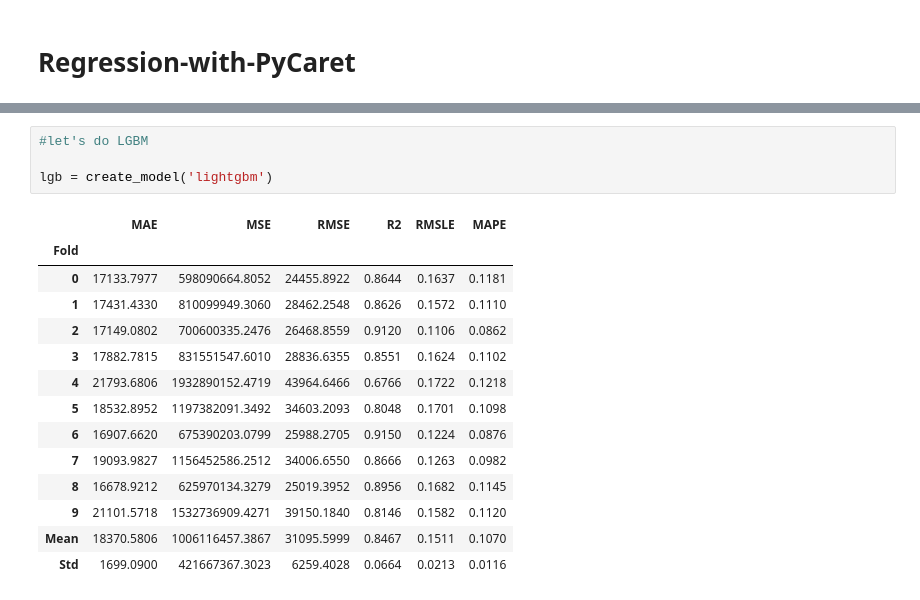
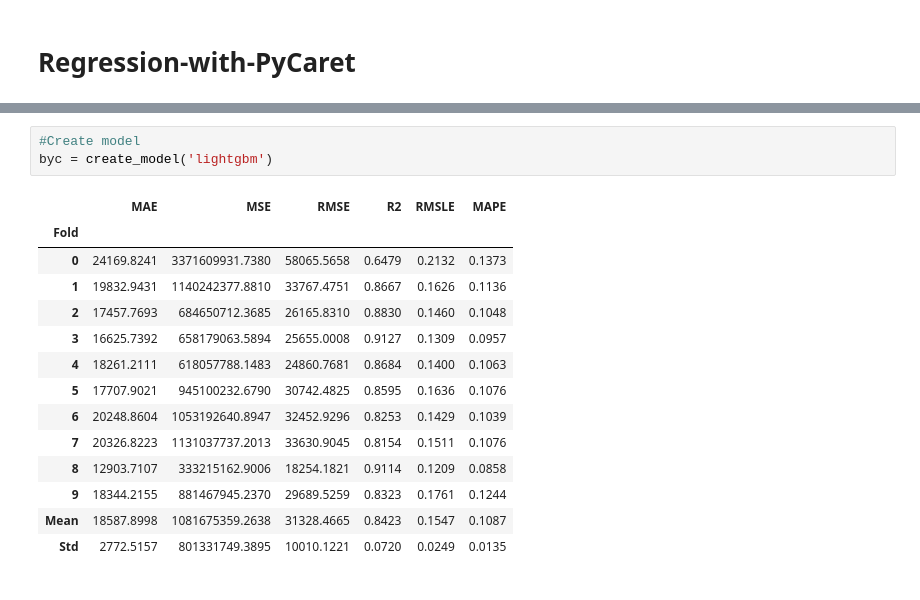
Before and after one commit to zenUnicorn/Regression-with-PyCaret, a Jupyter notebook: Regression-with-PyCaret.ipynb, the cells around one changed output, grey strips where cells are left out. Saved outputs shown, nothing was run; the diff lists cells and outputs as text.

```diff
--- a/Regression-with-PyCaret.ipynb
+++ b/Regression-with-PyCaret.ipynb
@@ -95,21 +97,20 @@ compare_models()
 <catboost.core.CatBoostRegressor at 0x...>
 # %%
-#let's do LGBM
-
-lgb = create_model('lightgbm')
+#Create model
+byc = create_model('lightgbm')
 # %% [output]
 |  | MAE | MSE | RMSE | R2 | RMSLE | MAPE |
 | Fold |  |  |  |  |  |  |
-| 0 | 17133.7977 | 598090664.8052 | 24455.8922 | 0.8644 | 0.1637 | 0.1181 |
-| 1 | 17431.4330 | 810099949.3060 | 28462.2548 | 0.8626 | 0.1572 | 0.1110 |
-| 2 | 17149.0802 | 700600335.2476 | 26468.8559 | 0.9120 | 0.1106 | 0.0862 |
-| 3 | 17882.7815 | 831551547.6010 | 28836.6355 | 0.8551 | 0.1624 | 0.1102 |
-| 4 | 21793.6806 | 1932890152.4719 | 43964.6466 | 0.6766 | 0.1722 | 0.1218 |
-| 5 | 18532.8952 | 1197382091.3492 | 34603.2093 | 0.8048 | 0.1701 | 0.1098 |
-| 6 | 16907.6620 | 675390203.0799 | 25988.2705 | 0.9150 | 0.1224 | 0.0876 |
-| 7 | 19093.9827 | 1156452586.2512 | 34006.6550 | 0.8666 | 0.1263 | 0.0982 |
-| 8 | 16678.9212 | 625970134.3279 | 25019.3952 | 0.8956 | 0.1682 | 0.1145 |
-| 9 | 21101.5718 | 1532736909.4271 | 39150.1840 | 0.8146 | 0.1582 | 0.1120 |
-| Mean | 18370.5806 | 1006116457.3867 | 31095.5999 | 0.8467 | 0.1511 | 0.1070 |
-| Std | 1699.0900 | 421667367.3023 | 6259.4028 | 0.0664 | 0.0213 | 0.0116 |
+| 0 | 24169.8241 | 3371609931.7380 | 58065.5658 | 0.6479 | 0.2132 | 0.1373 |
+| 1 | 19832.9431 | 1140242377.8810 | 33767.4751 | 0.8667 | 0.1626 | 0.1136 |
+| 2 | 17457.7693 | 684650712.3685 | 26165.8310 | 0.8830 | 0.1460 | 0.1048 |
+| 3 | 16625.7392 | 658179063.5894 | 25655.0008 | 0.9127 | 0.1309 | 0.0957 |
+| 4 | 18261.2111 | 618057788.1483 | 24860.7681 | 0.8684 | 0.1400 | 0.1063 |
+| 5 | 17707.9021 | 945100232.6790 | 30742.4825 | 0.8595 | 0.1636 | 0.1076 |
+| 6 | 20248.8604 | 1053192640.8947 | 32452.9296 | 0.8253 | 0.1429 | 0.1039 |
+| 7 | 20326.8223 | 1131037737.2013 | 33630.9045 | 0.8154 | 0.1511 | 0.1076 |
+| 8 | 12903.7107 | 333215162.9006 | 18254.1821 | 0.9114 | 0.1209 | 0.0858 |
+| 9 | 18344.2155 | 881467945.2370 | 29689.5259 | 0.8323 | 0.1761 | 0.1244 |
+| Mean | 18587.8998 | 1081675359.2638 | 31328.4665 | 0.8423 | 0.1547 | 0.1087 |
+| Std | 2772.5157 | 801331749.3895 | 10010.1221 | 0.0720 | 0.0249 | 0.0135 |
 # %%
```
Also changed, not shown: parts of 10 cells of this notebook.
